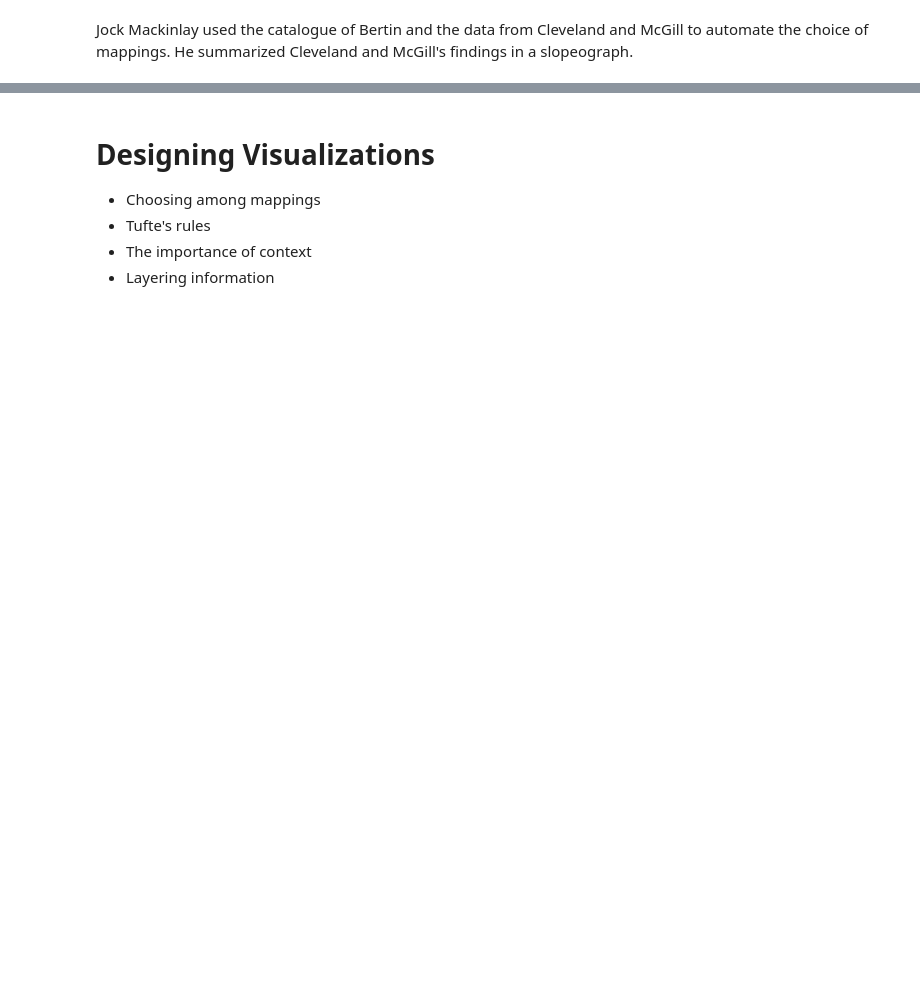
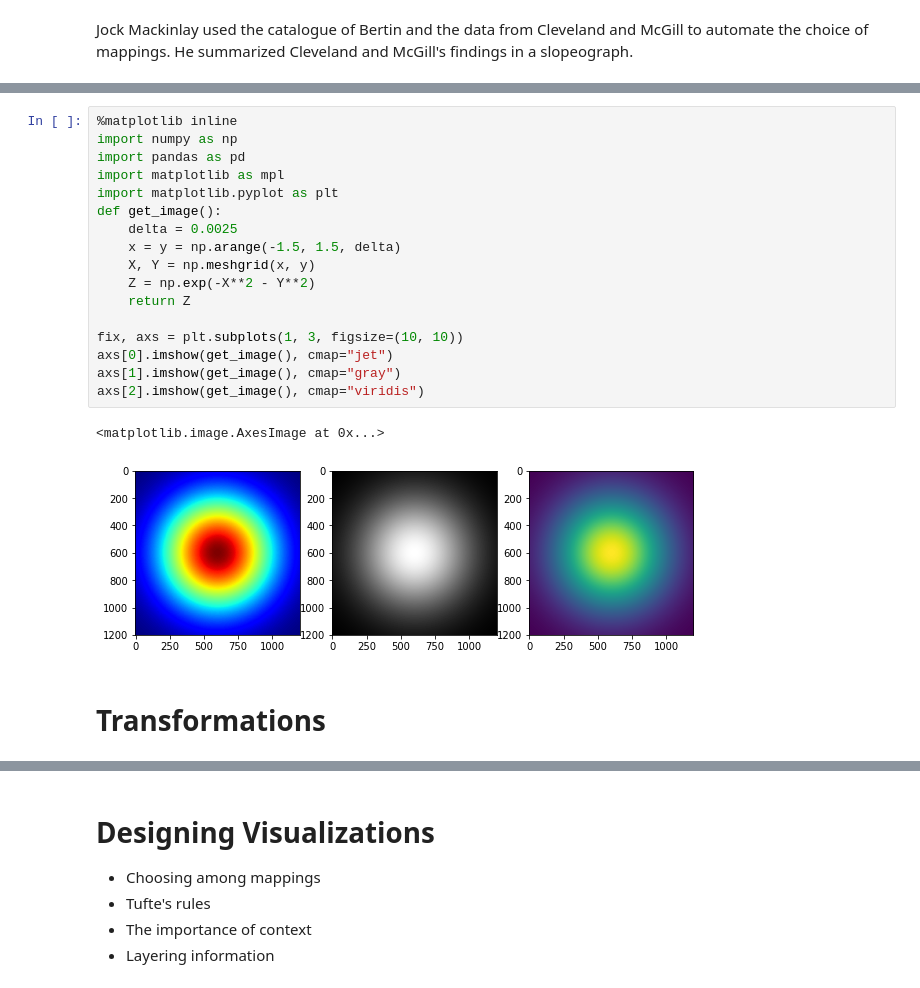
Before and after one commit to ciyer/intro-data-viz, a Jupyter notebook: index.ipynb, the cells around one changed output, grey strips where cells are left out. Saved outputs shown, nothing was run; the diff lists cells and outputs as text; blank space fills up the shorter version.

```diff
--- a/index.ipynb
+++ b/index.ipynb
@@ -312,0 +350,22 @@ Jock Mackinlay used the catalogue of Bertin and the data from Cleveland and McGi
+# %%
+%matplotlib inline
+import numpy as np
+import pandas as pd
+import matplotlib as mpl
+import matplotlib.pyplot as plt
+def get_image():
+    delta = 0.0025
+    x = y = np.arange(-1.5, 1.5, delta)
+    X, Y = np.meshgrid(x, y)
+    Z = np.exp(-X**2 - Y**2)
+    return Z
+
+fix, axs = plt.subplots(1, 3, figsize=(10, 10))
+axs[0].imshow(get_image(), cmap="jet")
+axs[1].imshow(get_image(), cmap="gray")
+axs[2].imshow(get_image(), cmap="viridis")
+# %% [output]
+<matplotlib.image.AxesImage at 0x...>
+[figure, added]
+# %% [markdown]
+# Transformations
```
Also changed, not shown: parts of 9 cells of this notebook.
